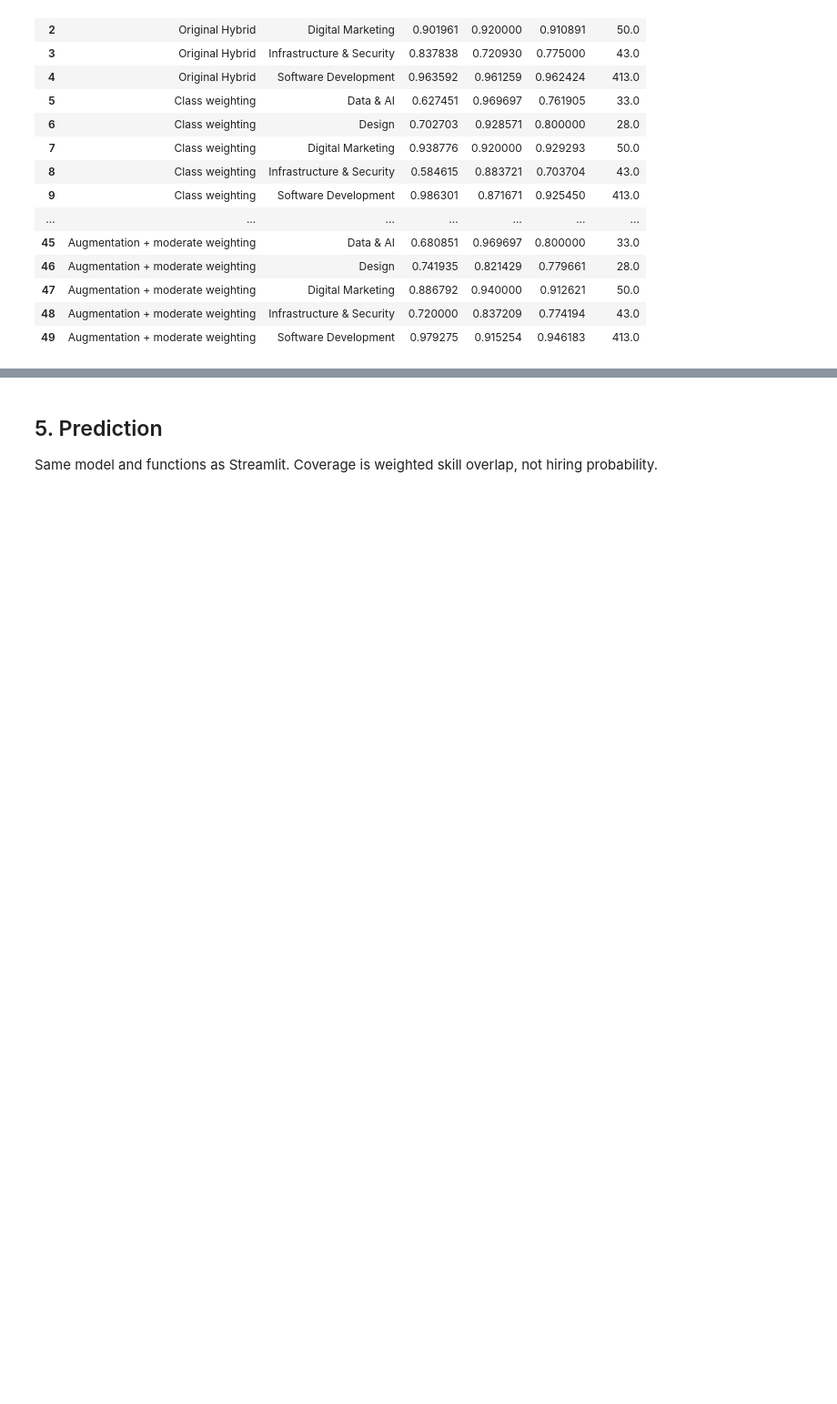
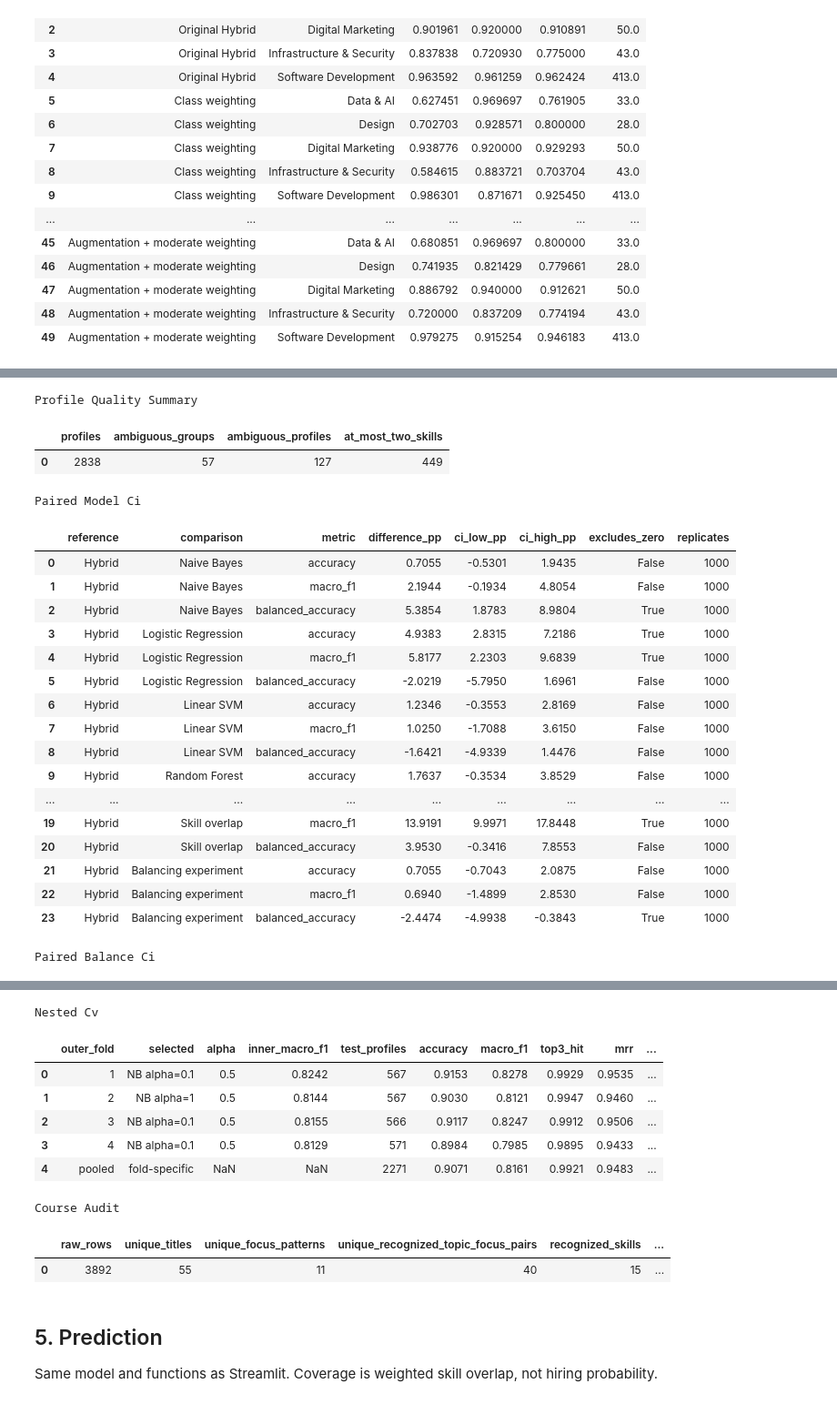
Before and after one commit to ponskigila-hub/CAC-2026, a Jupyter notebook: notebooks/SkillBridge.ipynb, the cells around one changed output, grey strips where cells are left out. Shown at 91% size. Saved outputs shown, nothing was run; the diff lists cells and outputs as text; code cells hidden in the pictures; blank space fills up the shorter version.

```diff
--- a/notebooks/SkillBridge.ipynb
+++ b/notebooks/SkillBridge.ipynb
@@ -255,0 +259,27 @@ display(pd.read_csv(ROOT / "results/balance_class_report.csv"))
+# %%
+for file in ['profile_quality_summary', 'paired_model_ci', 'paired_balance_ci', 'nested_cv', 'course_audit']:
+    print(file.replace('_', ' ').title())
+    display(pd.read_csv(root / 'results' / f'{file}.csv').round(4))
+# %% [output]
+Profile Quality Summary
+|  | profiles | ambiguous_groups | ambiguous_profiles | at_most_two_skills |
+| 0 | 2838 | 57 | 127 | 449 |
+Paired Model Ci
+|  | reference | comparison | metric | difference_pp | ci_low_pp | ci_high_pp | excludes_zero | replicates |
+| 0 | Hybrid | Naive Bayes | accuracy | 0.7055 | -0.5301 | 1.9435 | False | 1000 |
+| 1 | Hybrid | Naive Bayes | macro_f1 | 2.1944 | -0.1934 | 4.8054 | False | 1000 |
+| 2 | Hybrid | Naive Bayes | balanced_accuracy | 5.3854 | 1.8783 | 8.9804 | True | 1000 |
+| 3 | Hybrid | Logistic Regression | accuracy | 4.9383 | 2.8315 | 7.2186 | True | 1000 |
+| 4 | Hybrid | Logistic Regression | macro_f1 | 5.8177 | 2.2303 | 9.6839 | True | 1000 |
+| 5 | Hybrid | Logistic Regression | balanced_accuracy | -2.0219 | -5.7950 | 1.6961 | False | 1000 |
+| 6 | Hybrid | Linear SVM | accuracy | 1.2346 | -0.3553 | 2.8169 | False | 1000 |
+| 7 | Hybrid | Linear SVM | macro_f1 | 1.0250 | -1.7088 | 3.6150 | False | 1000 |
+| 8 | Hybrid | Linear SVM | balanced_accuracy | -1.6421 | -4.9339 | 1.4476 | False | 1000 |
+| 9 | Hybrid | Random Forest | accuracy | 1.7637 | -0.3534 | 3.8529 | False | 1000 |
+| ... | ... | ... | ... | ... | ... | ... | ... | ... |
+| 19 | Hybrid | Skill overlap | macro_f1 | 13.9191 | 9.9971 | 17.8448 | True | 1000 |
+| 20 | Hybrid | Skill overlap | balanced_accuracy | 3.9530 | -0.3416 | 7.8553 | False | 1000 |
+| 21 | Hybrid | Balancing experiment | accuracy | 0.7055 | -0.7043 | 2.0875 | False | 1000 |
+| 22 | Hybrid | Balancing experiment | macro_f1 | 0.6940 | -1.4899 | 2.8530 | False | 1000 |
+| 23 | Hybrid | Balancing experiment | balanced_accuracy | -2.4474 | -4.9938 | -0.3843 | True | 1000 |
+Paired Balance Ci
@@ -256,3 +303,13 @@ display(pd.read_csv(ROOT / "results/balance_class_report.csv"))
+Nested Cv
+|  | outer_fold | selected | alpha | inner_macro_f1 | test_profiles | accuracy | macro_f1 | top3_hit | mrr | ... |
+| 0 | 1 | NB alpha=0.1 | 0.5 | 0.8242 | 567 | 0.9153 | 0.8278 | 0.9929 | 0.9535 | ... |
+| 1 | 2 | NB alpha=1 | 0.5 | 0.8144 | 567 | 0.9030 | 0.8121 | 0.9947 | 0.9460 | ... |
+| 2 | 3 | NB alpha=0.1 | 0.5 | 0.8155 | 566 | 0.9117 | 0.8247 | 0.9912 | 0.9506 | ... |
+| 3 | 4 | NB alpha=0.1 | 0.5 | 0.8129 | 571 | 0.8984 | 0.7985 | 0.9895 | 0.9433 | ... |
+| 4 | pooled | fold-specific | NaN | NaN | 2271 | 0.9071 | 0.8161 | 0.9921 | 0.9483 | ... |
+Course Audit
+|  | raw_rows | unique_titles | unique_focus_patterns | unique_recognized_topic_focus_pairs | recognized_skills | ... |
+| 0 | 3892 | 55 | 11 | 40 | 15 | ... |
 # %% [markdown]
 ## 5. Prediction
 Same model and functions as Streamlit. Coverage is weighted skill overlap, not hiring probability.
```
Also changed, not shown: parts of 4 cells of this notebook, 29 other files.
